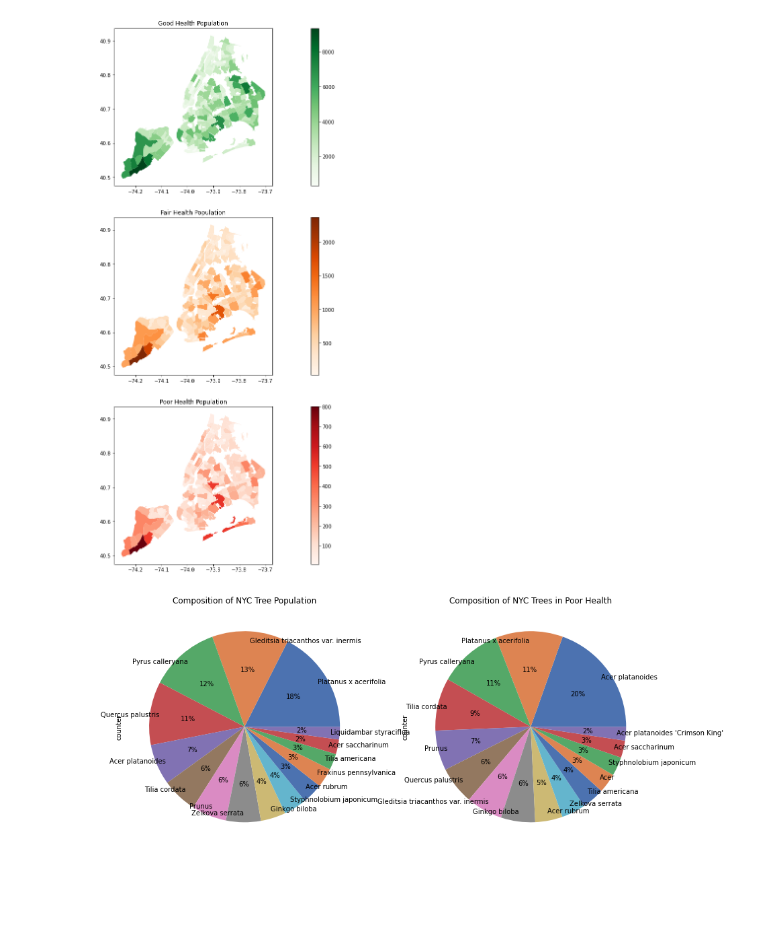
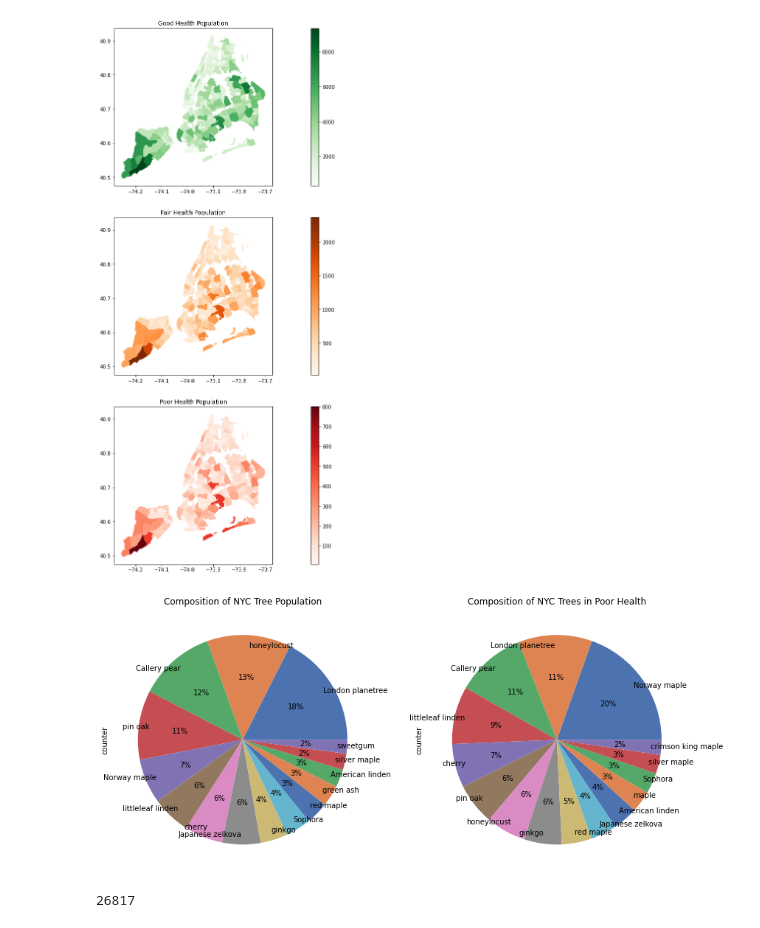
Before and after one commit to Benjamin2817/NYC_Tree_Health_Classification, a Jupyter notebook: 01_Exploratory_Data_Analysis.ipynb, the cells around one changed output. Drawn from its saved outputs; the diff is of its cells as text; code cells hidden in the pictures; blank space fills up the shorter version.

```diff
--- a/01_Exploratory_Data_Analysis.ipynb
+++ b/01_Exploratory_Data_Analysis.ipynb
@@ -47,12 +47,16 @@ ax3 = (trees_by_neighborhood.plot(ax=ax3, column='poor_health_tree', legend=True
 # %%
 fig, (ax1, ax2) = plt.subplots(1, 2, figsize=(14, 10))
 ax1 = (nyc_tree.groupby('spc_common')['counter'].count().nlargest(15).plot(ax=ax1, kind='pie', colors=sns.color_palette('deep'),
-       labels=nyc_tree.groupby('spc_latin')['counter'].count().nlargest(15).index,
+       labels=nyc_tree.groupby('spc_common')['counter'].count().nlargest(15).index,
        autopct='%1.0f%%', labeldistance=.9)
        .set_title('Composition of NYC Tree Population'))
 ax2 = (nyc_tree.loc[nyc_tree.health == 'Poor'].groupby('spc_common')['counter'].count().nlargest(15).plot(ax=ax2, kind='pie',
        colors=sns.color_palette('deep'),
-       labels=nyc_tree.loc[nyc_tree.health == 'Poor'].groupby('spc_latin')['counter'].count().nlargest(15).index,
+       labels=nyc_tree.loc[nyc_tree.health == 'Poor'].groupby('spc_common')['counter'].count().nlargest(15).index,
        autopct='%1.0f%%',labeldistance=.9).set_title('Composition of NYC Trees in Poor Health'));
 # %% [output]
-[figure, old version]
+[figure, new version]
+# %%
+nyc_tree[[nyc_tree.spc_common == 'London planet']]
+# %% [output]
+26817
```
Also changed, not shown: 1 other file.
